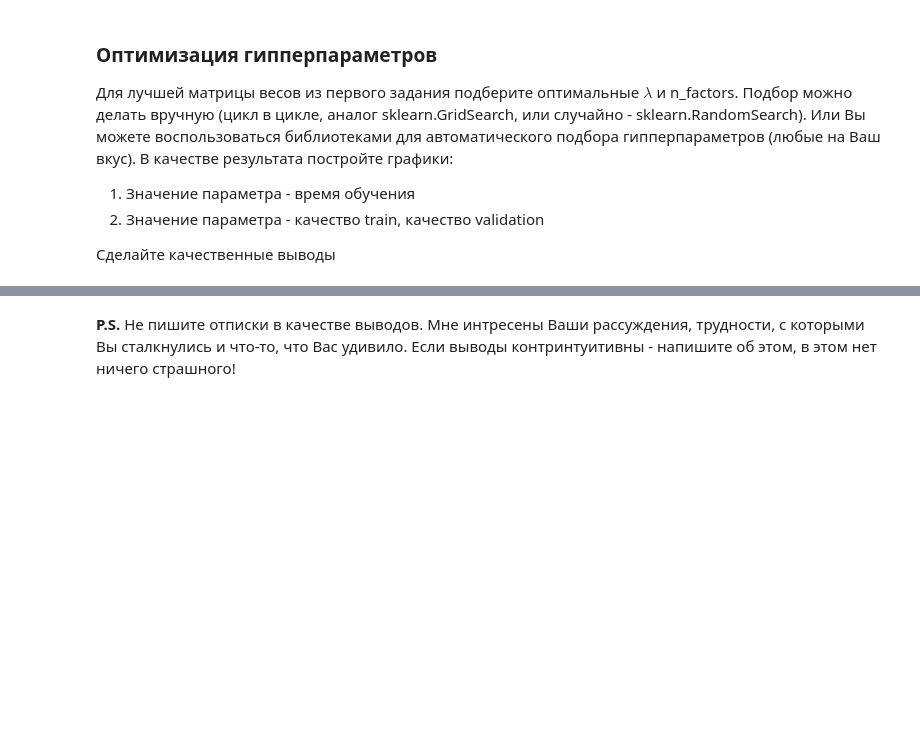
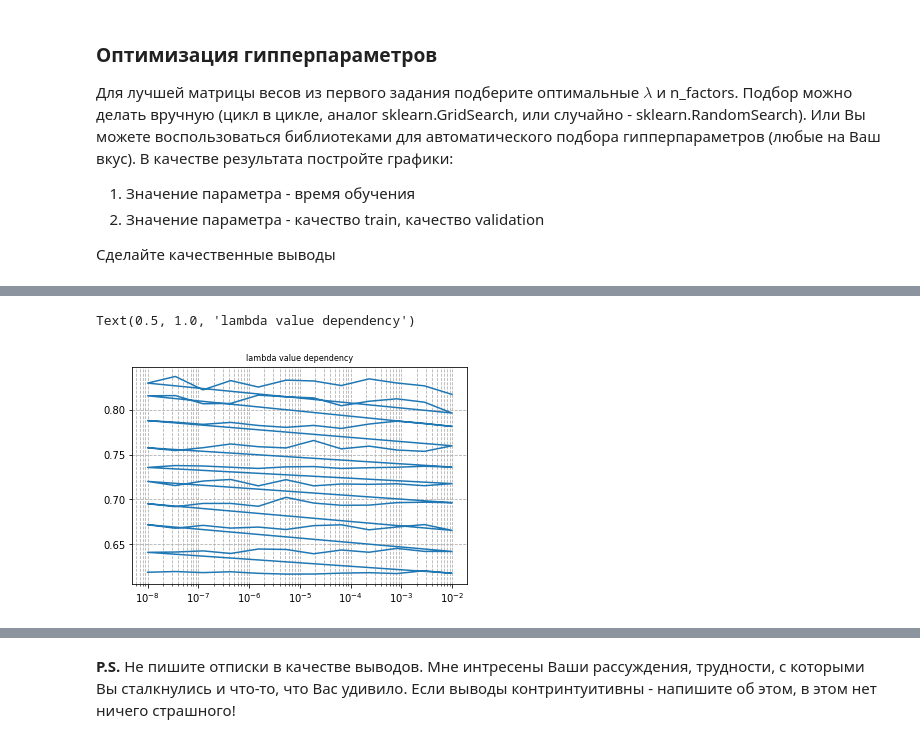
Before and after one commit to fandom170/Recommend_systems, a Jupyter notebook: Lesson_3/HW_3_tasks.ipynb, the cells around one changed output, grey strips where cells are left out. Cells and saved outputs as stored; diff of their text form; code cells hidden in the pictures; blank space fills up the shorter version.

```diff
--- a/Lesson_3/HW_3_tasks.ipynb
+++ b/Lesson_3/HW_3_tasks.ipynb
@@ -158,8 +329,8 @@ import datetime
 # %%
 search_results = []
 # %%
-lambda_reg = np.logspace()
-n_factors = np.linspace()
+lambda_reg = np.logspace(-8, -2, 12)
+n_factors = np.linspace(10, 100, 10)
 # %%
 def get_recommendations(user, model, N=5):
     res = [id_to_itemid[rec[0]] for rec in
@@ -198,0 +430,12 @@ for factor in n_factors:
+# %%
+plt.plot(df['lambda_val'],df['presision_train'])
+#plt.xlim(x_min,x_max)
+#plt.ylim(np.exp(x_min),np.exp(x_max))
+plt.xscale('log')
+
+plt.grid(True,which="both", linestyle='--')
+
+plt.title('lambda value dependency', fontsize=8)
+# %% [output]
+Text(0.5, 1.0, 'lambda value dependency')
+[figure, added]
```
Also changed, not shown: parts of 49 cells of this notebook.
